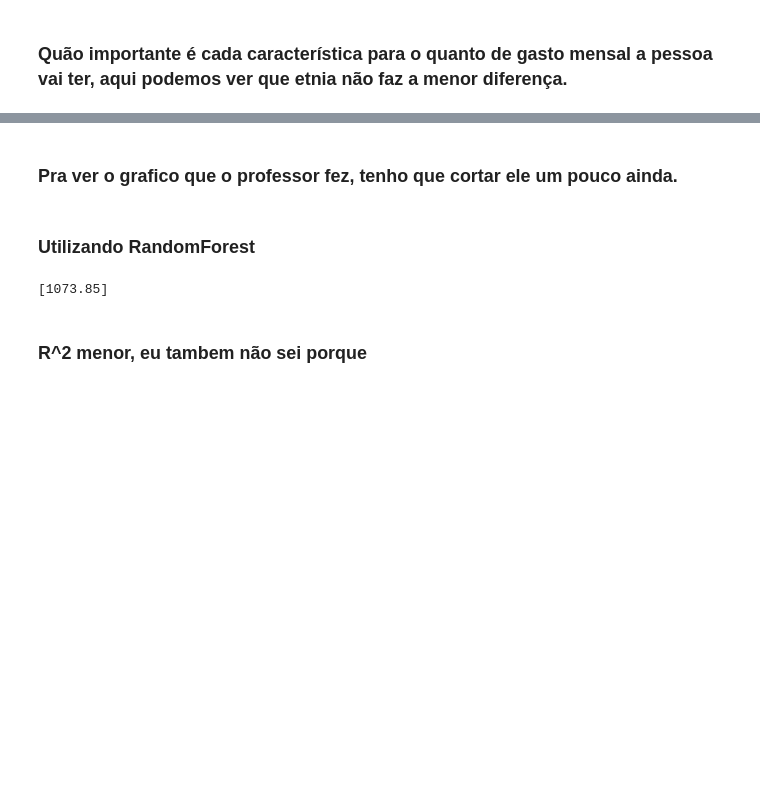
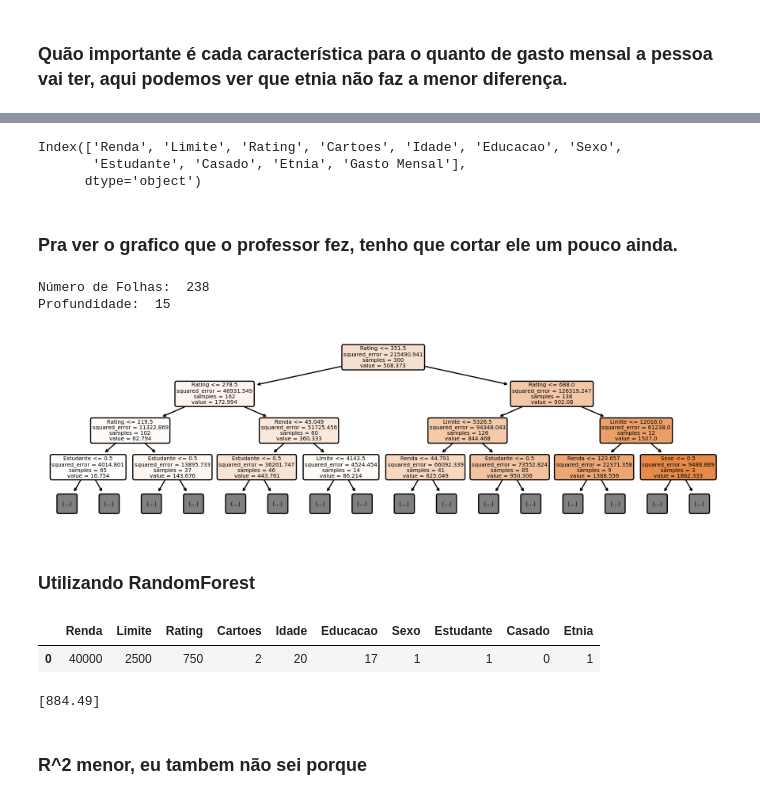
Before and after one commit to FilipeSCampos/MachineLearningET, a Jupyter notebook: Estrutura de dados (1).ipynb, the cells around one changed output, grey strips where cells are left out. Drawn from its saved outputs; the diff is of its cells as text; code cells hidden in the pictures; blank space fills up the shorter version.

```diff
--- a/Estrutura de dados (1).ipynb
+++ b/Estrutura de dados (1).ipynb
@@ -106,23 +194,32 @@ Acurácia:  0.9846272830224966
+# %%
+dados.columns
+# %% [output]
+Index(['Renda', 'Limite', 'Rating', 'Cartoes', 'Idade', 'Educacao', 'Sexo',
+       'Estudante', 'Casado', 'Etnia', 'Gasto Mensal'],
+      dtype='object')
 # %% [markdown]
 ### Pra ver o grafico que o professor fez, tenho que cortar ele um pouco ainda.
 # %%
 #Numero de folhas
-#print("Número de Folhas: ", modelo.get_n_leaves())
+print("Número de Folhas: ", modelo.get_n_leaves())
 
 #Profundidade
-#print("Profundidade: ",modelo.get_depth())
+print("Profundidade: ",modelo.get_depth())
 
 #Obtem os parametros repassados. Nesse caso, por exemplo
 
 
 #plotando a arvore de decisão com a função padrão do sklearn
-#plt.figure( figsize=(7,7),dpi=250)
-#plot_tree(modelo,feature_names=['Renda', 'Limite', 'Rating', 'Cartoes', 'Idade', 'Educacao', 'Sexo',
-#       'Estudante', 'Casado', 'Etnia'],
-#                      class_names=['Gasto Mensal'],
-#                      filled=True, rounded=True,fontsize=5.0
-#                   )
-#plt.show()
+plt.figure( figsize=(11,3),dpi=100)
+plot_tree(modelo ,max_depth = 3 ,feature_names=['Renda', 'Limite', 'Rating', 'Cartoes', 'Idade', 'Educacao', 'Sexo',
+       'Estudante', 'Casado', 'Etnia'],
+                      class_names=['Gasto Mensal'],
+                      filled=True, rounded=True,fontsize=5.0  )
+plt.show()
+# %% [output]
+Número de Folhas:  238
+Profundidade:  15
+[figure, added]
 # %% [markdown]
 ### Utilizando RandomForest
 # %%
@@ -130,11 +227,16 @@ X_train, X_test, y_train, y_test = train_test_split(X,y,test_size=0.25, random_s
 modelo = RandomForestRegressor()
 modelo.fit(X_train,y_train)
 y_pred = modelo.predict(X_test)
-# %%
-resultado = modelo.predict(teste_df)
-print(resultado)
-# %% [output]
-[1073.85]
+# %%
+teste = {'Renda':40000 ,'Limite':2500,'Rating':750,'Cartoes':2,'Idade':20,'Educacao':17,'Sexo':1,'Estudante':1,'Casado':0,'Etnia':1}
+teste_df = pd.DataFrame(data = teste, index=[0])
+display(teste_df)
+previsao = modelo.predict(teste_df)
+print(previsao)
+# %% [output]
+|  | Renda | Limite | Rating | Cartoes | Idade | Educacao | Sexo | Estudante | Casado | Etnia |
+| 0 | 40000 | 2500 | 750 | 2 | 20 | 17 | 1 | 1 | 0 | 1 |
+[884.49]
 # %% [markdown]
 ### R^2 menor, eu tambem não sei porque
 # %%
```
Also changed, not shown: parts of 16 cells of this notebook.
